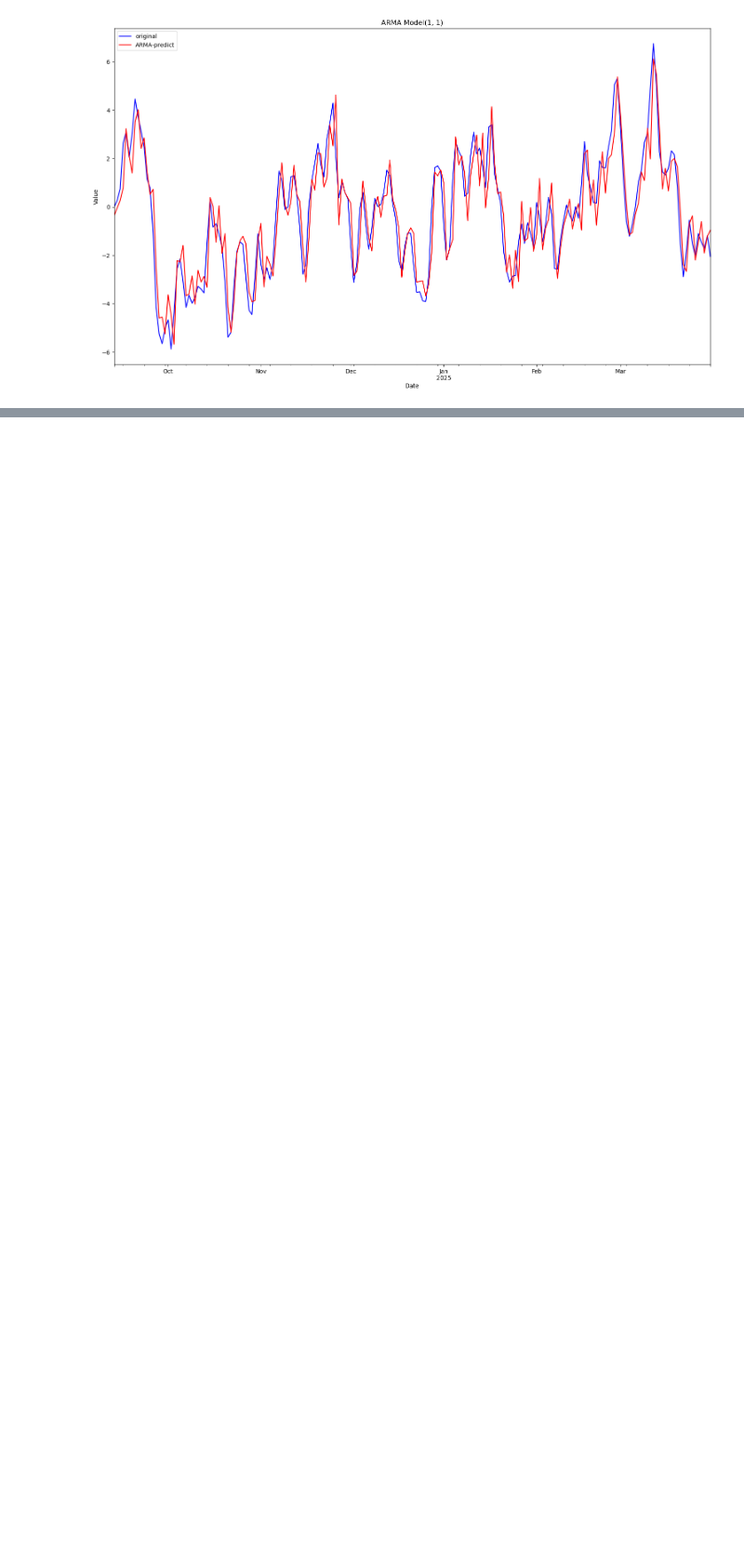
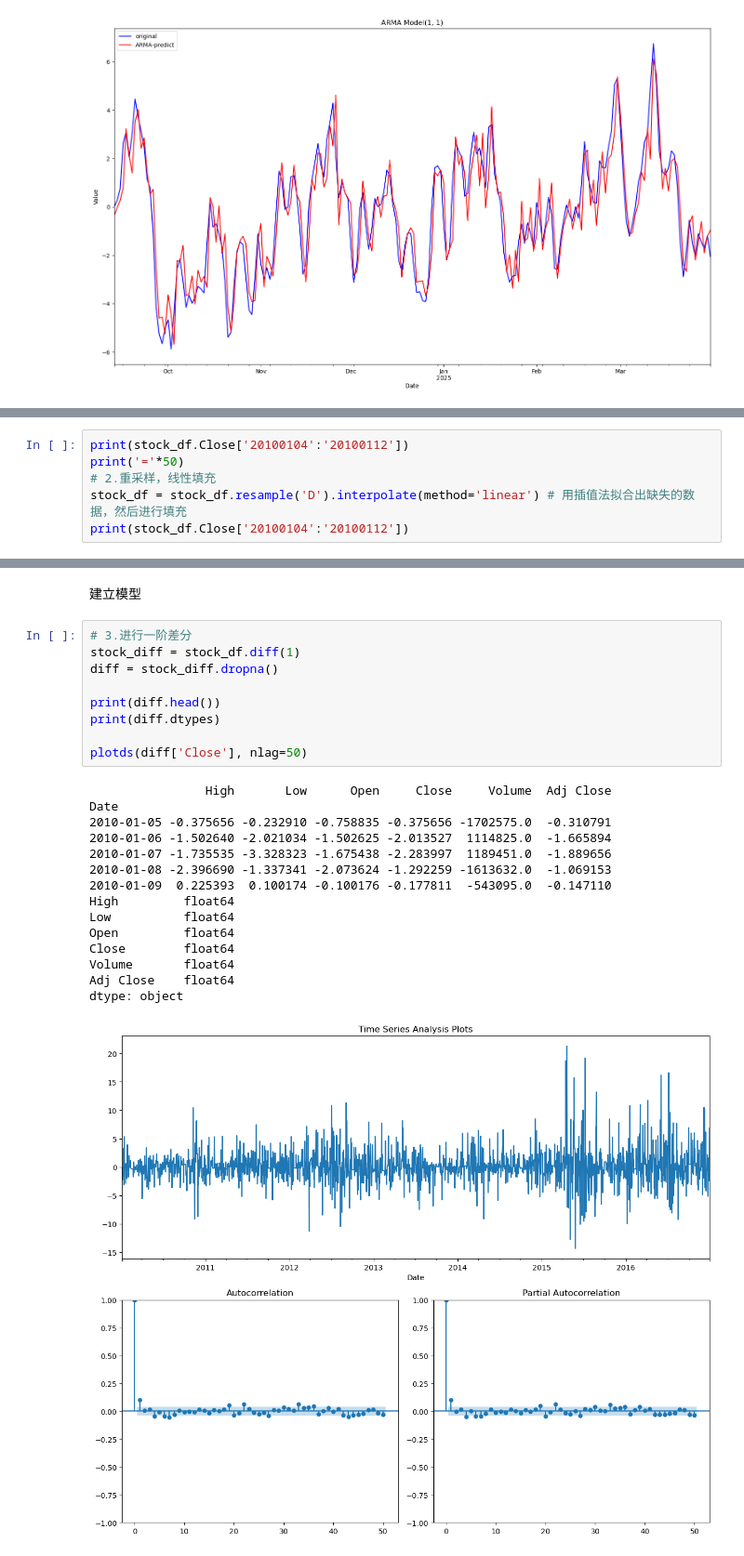
Before and after one commit to wyfdapig/learn_code, a Jupyter notebook: TStest/test1/homework1.ipynb, the cells around one changed output, grey strips where cells are left out. Shown at 93% size. Drawn from its saved outputs; the diff is of its cells as text; blank space fills up the shorter version.

```diff
--- a/TStest/test1/homework1.ipynb
+++ b/TStest/test1/homework1.ipynb
@@ -271,0 +305,6 @@ plt.show()
+# %%
+print(stock_df.Close['20100104':'20100112'])
+print('='*50)
+# 2.重采样，线性填充
+stock_df = stock_df.resample('D').interpolate(method='linear') # 用插值法拟合出缺失的数据，然后进行填充
+print(stock_df.Close['20100104':'20100112'])
@@ -271,0 +331,27 @@ plt.show()
+# %% [markdown]
+建立模型
+# %%
+# 3.进行一阶差分
+stock_diff = stock_df.diff(1)
+diff = stock_diff.dropna()
+
+print(diff.head())
+print(diff.dtypes)
+
+plotds(diff['Close'], nlag=50)
+# %% [output]
+                High       Low      Open     Close     Volume  Adj Close
+Date
+2010-01-05 -0.375656 -0.232910 -0.758835 -0.375656 -1702575.0  -0.310791
+2010-01-06 -1.502640 -2.021034 -1.502625 -2.013527  1114825.0  -1.665894
+2010-01-07 -1.735535 -3.328323 -1.675438 -2.283997  1189451.0  -1.889656
+2010-01-08 -2.396690 -1.337341 -2.073624 -1.292259 -1613632.0  -1.069153
+2010-01-09  0.225393  0.100174 -0.100176 -0.177811  -543095.0  -0.147110
+High         float64
+Low          float64
+Open         float64
+Close        float64
+Volume       float64
+Adj Close    float64
+dtype: object
+[figure, added]
```
Also changed, not shown: parts of 25 cells of this notebook, 1 other file.
